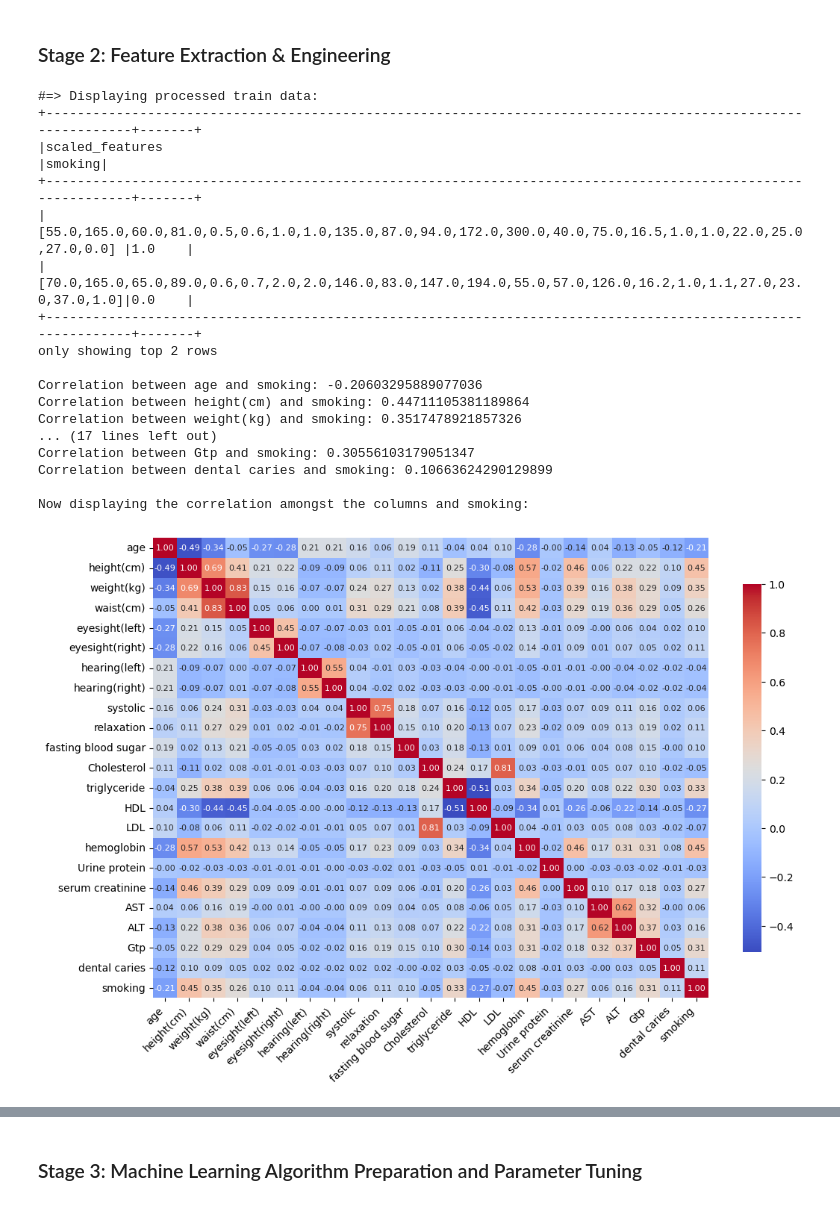
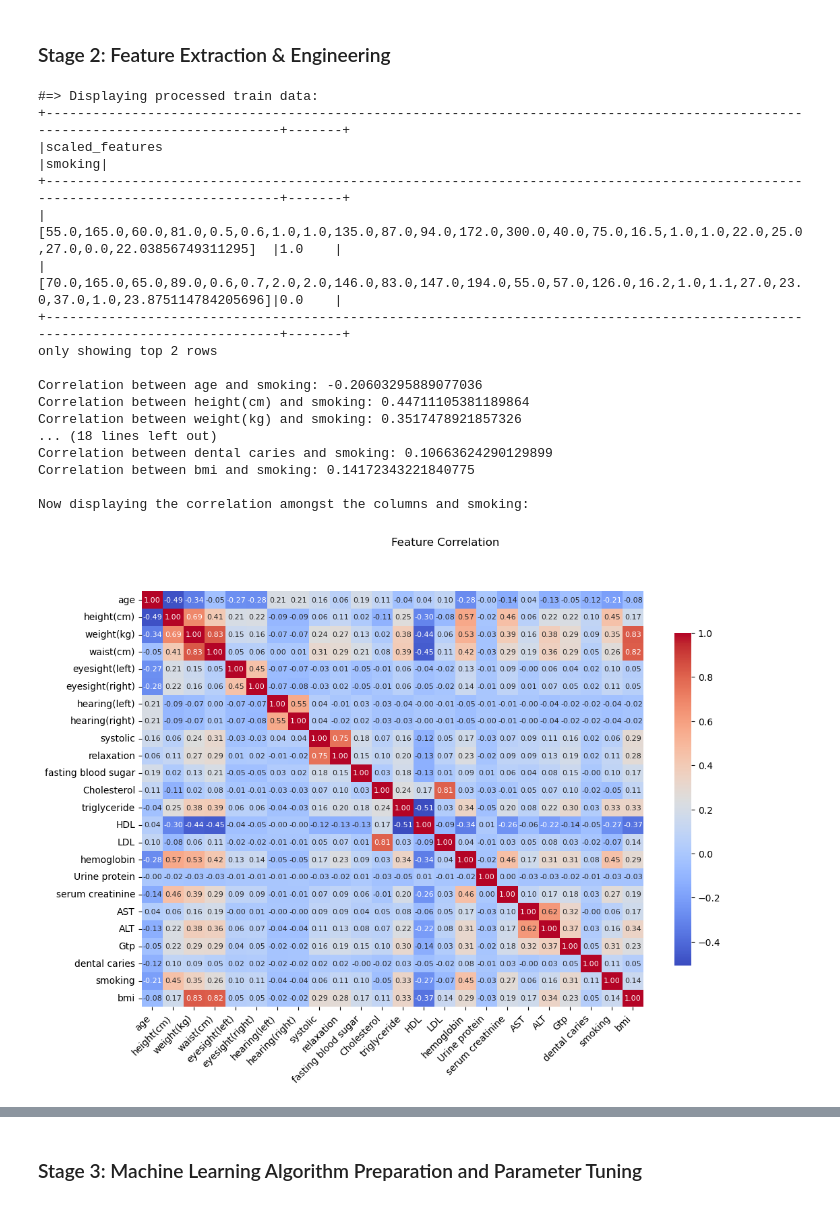
Before and after one commit to evandergraaf/M10.13-Smoker-Dataset, a Jupyter notebook: M1013 Smoker Dataset.ipynb, the cells around one changed output, grey strips where cells are left out. Cells and saved outputs as stored; diff of their text form; code cells hidden in the pictures.

```diff
--- a/M1013 Smoker Dataset.ipynb
+++ b/M1013 Smoker Dataset.ipynb
@@ -265,8 +271,13 @@ Distributions within the dataset
 #from pyspark.sql.functions import concat
 #from pyspark.ml.feature import VectorAssembler, StandardScaler
 
+
+##Create a new feature called 'bmi' (Body Mass Index) that combines weight and height.
+##This can provide insights into the correlation between smoking and obesity-related health factors.
+df_train = df_train.withColumn('bmi', df_train['weight(kg)'] / (df_train['height(cm)'] / 100)**2)
+
 # Split data from label
-x_features = ['age', 'height(cm)', 'weight(kg)', 'waist(cm)', 'eyesight(left)', 'eyesight(right)', 'hearing(left)', 'hearing(right)', 'systolic', 'relaxation', 'fasting blood sugar', 'Cholesterol', 'triglyceride', 'HDL', 'LDL', 'hemoglobin', 'Urine protein', 'serum creatinine', 'AST', 'ALT', 'Gtp', 'dental caries']
+x_features = ['age', 'height(cm)', 'weight(kg)', 'waist(cm)', 'eyesight(left)', 'eyesight(right)', 'hearing(left)', 'hearing(right)', 'systolic', 'relaxation', 'fasting blood sugar', 'Cholesterol', 'triglyceride', 'HDL', 'LDL', 'hemoglobin', 'Urine protein', 'serum creatinine', 'AST', 'ALT', 'Gtp', 'dental caries', 'bmi']
 y_features = ['smoking']
 
 
@@ -299,39 +310,70 @@ for col_name in feature_columns:
 
 
 ##Now convert to Pandas for visualization
 pandas_data = df_train.toPandas()
 
 ##Increase the figure size
 plt.figure(figsize=(12, 8))
 
 ##Create the correlation heatmap with a smaller annotation font size and rotated labels
 sns.heatmap(pandas_data.corr(), annot=True, cmap="coolwarm", fmt='.2f',
             annot_kws={'size': 8},
             cbar_kws={'shrink': 0.8})
 
 ##Rotate the axis labels for better readability
 plt.xticks(rotation=45, ha="right")
 plt.yticks(rotation=0)
+plt.suptitle('Feature Correlation')
 
 ##Show the plot
 print("\nNow displaying the correlation amongst the columns and smoking: ")
 plt.show()
+
+
+
+####Plot the values relative to smoking.
+
+##Calculate correlations between the columns and 'smoking'
+#feature_columns = [col for col in df_train.columns if col != 'smoking']
+correlations = {}
+
+for col_name in feature_columns:
+    correlation = df_train.stat.corr(col_name, 'smoking')
+    correlations[col_name] = correlation
+
+##Convert the correlations dictionary to a Pandas DataFrame
+correlation_df = pd.DataFrame(list(correlations.items()), columns=['Column', 'Correlation'])
+
+##Sort the correlations by their values and drop 'smoking'
+correlation_df_sorted = correlation_df.sort_values(by='Correlation').drop('smoking', errors='ignore')
+
+##Plot the sorted correlations as a bar chart
+correlation_df_sorted.set_index('Column').plot(kind='bar', legend=False, figsize=(10, 6))
+
+##Customize the plot
+plt.title('Correlation with Smoking')
+plt.xlabel('Columns')
+plt.ylabel('Correlation')
+plt.tight_layout()
+
+##Display the plot
+plt.show()
 # %% [output]
 #=> Displaying processed train data:
-+-------------------------------------------------------------------------------------------------------------+-------+
-|scaled_features                                                                                              |smoking|
-+-------------------------------------------------------------------------------------------------------------+-------+
-|[55.0,165.0,60.0,81.0,0.5,0.6,1.0,1.0,135.0,87.0,94.0,172.0,300.0,40.0,75.0,16.5,1.0,1.0,22.0,25.0,27.0,0.0] |1.0    |
-|[70.0,165.0,65.0,89.0,0.6,0.7,2.0,2.0,146.0,83.0,147.0,194.0,55.0,57.0,126.0,16.2,1.0,1.1,27.0,23.0,37.0,1.0]|0.0    |
-+-------------------------------------------------------------------------------------------------------------+-------+
++--------------------------------------------------------------------------------------------------------------------------------+-------+
+|scaled_features                                                                                                                 |smoking|
++--------------------------------------------------------------------------------------------------------------------------------+-------+
+|[55.0,165.0,60.0,81.0,0.5,0.6,1.0,1.0,135.0,87.0,94.0,172.0,300.0,40.0,75.0,16.5,1.0,1.0,22.0,25.0,27.0,0.0,22.03856749311295]  |1.0    |
+|[70.0,165.0,65.0,89.0,0.6,0.7,2.0,2.0,146.0,83.0,147.0,194.0,55.0,57.0,126.0,16.2,1.0,1.1,27.0,23.0,37.0,1.0,23.875114784205696]|0.0    |
++--------------------------------------------------------------------------------------------------------------------------------+-------+
 only showing top 2 rows
 
 Correlation between age and smoking: -0.20603295889077036
 Correlation between height(cm) and smoking: 0.44711105381189864
 Correlation between weight(kg) and smoking: 0.3517478921857326
-... (17 lines left out)
-Correlation between Gtp and smoking: 0.30556103179051347
+... (18 lines left out)
 Correlation between dental caries and smoking: 0.10663624290129899
+Correlation between bmi and smoking: 0.14172343221840775
 
 Now displaying the correlation amongst the columns and smoking:
-[figure, old version]
+[figure, new version]
```
Also changed, not shown: parts of 8 cells of this notebook.
